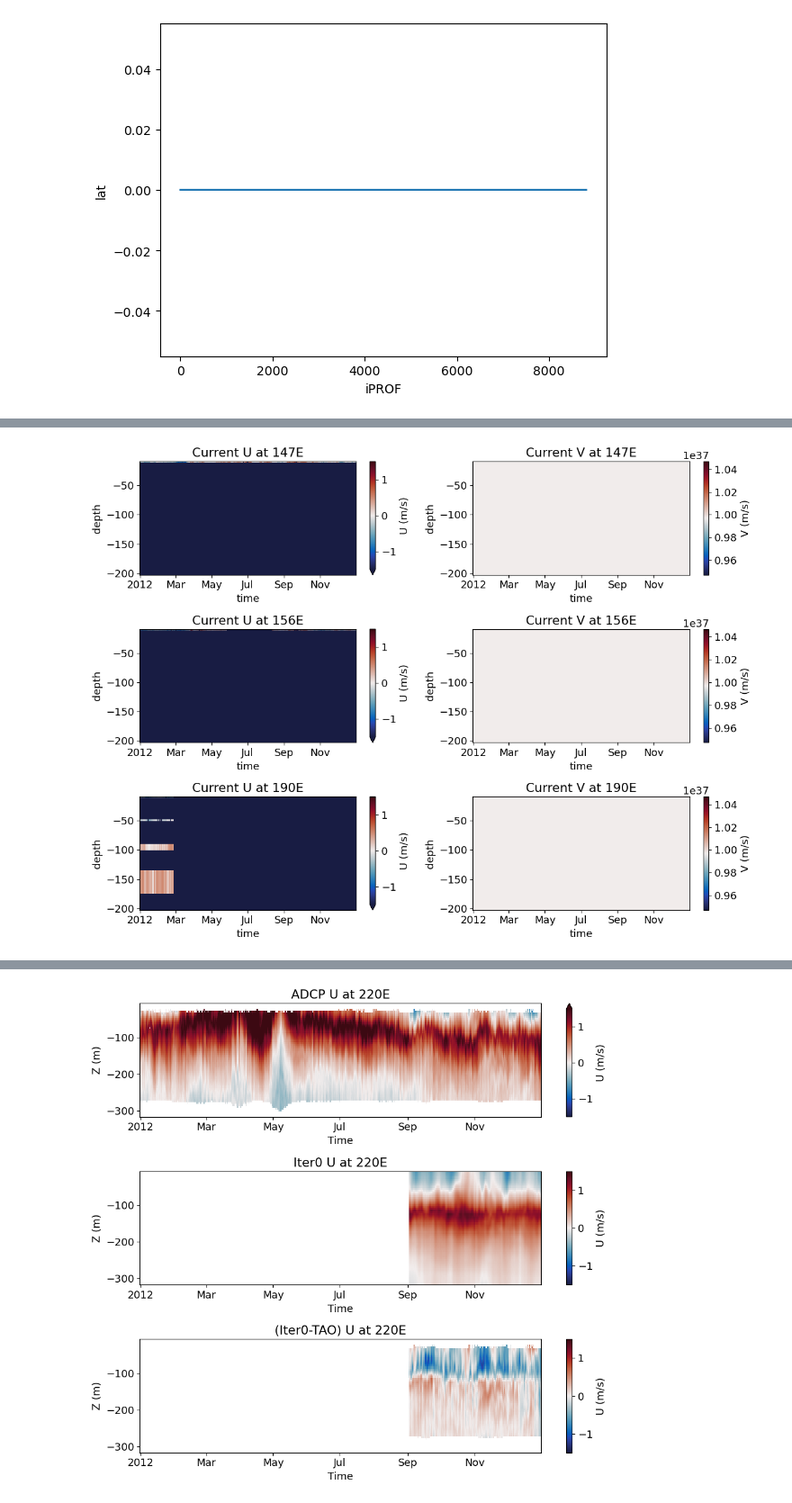
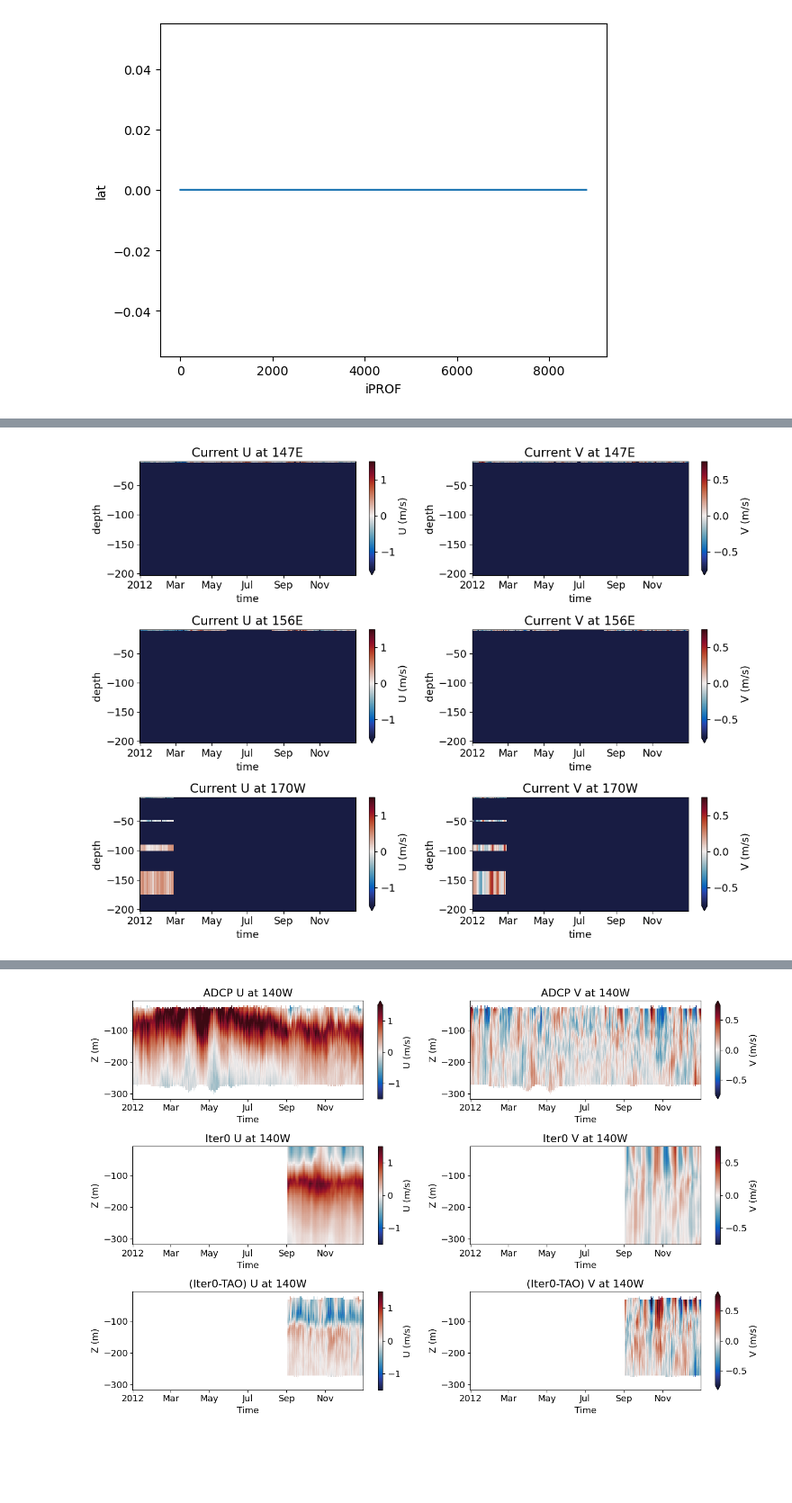
Before and after one commit to eldavenport/TPOSE6_VelocityAssim, a Jupyter notebook: Iter0/VelocityMisft/TPOSE_prof_velocity_misfit.ipynb, the cells around one changed output, grey strips where cells are left out. Shown at 90% size. Drawn from its saved outputs; the diff is of its cells as text; code cells hidden in the pictures; blank space fills up the shorter version.

```diff
--- a/Iter0/VelocityMisft/TPOSE_prof_velocity_misfit.ipynb
+++ b/Iter0/VelocityMisft/TPOSE_prof_velocity_misfit.ipynb
@@ -154,18 +157,18 @@ ax[0,0].set_title('Current U at 147E')
 cur_by_lon[156.0].prof_U.T.plot(ax=ax[1,0],x='time',y='depth',cmap=cmo.balance,vmin=-1.5,vmax=1.5,cbar_kwargs={'label': 'U (m/s)'})
 ax[1,0].set_title('Current U at 156E')
 cur_by_lon[190.0].prof_U.T.plot(ax=ax[2,0],x='time',y='depth',cmap=cmo.balance,vmin=-1.5,vmax=1.5,cbar_kwargs={'label': 'U (m/s)'})
-ax[2,0].set_title('Current U at 190E')
+ax[2,0].set_title('Current U at 170W')
 
-cur_by_lon[147.0].prof_V.T.plot(ax=ax[0,1],x='time',y='depth',cmap=cmo.balance,cbar_kwargs={'label': 'V (m/s)'})
+cur_by_lon[147.0].prof_V.T.plot(ax=ax[0,1],x='time',y='depth',cmap=cmo.balance,vmin=-0.75,vmax=0.75,cbar_kwargs={'label': 'V (m/s)'})
 ax[0,1].set_title('Current V at 147E')
-cur_by_lon[156.0].prof_V.T.plot(ax=ax[1,1],x='time',y='depth',cmap=cmo.balance,cbar_kwargs={'label': 'V (m/s)'})
+cur_by_lon[156.0].prof_V.T.plot(ax=ax[1,1],x='time',y='depth',cmap=cmo.balance,vmin=-0.75,vmax=0.75,cbar_kwargs={'label': 'V (m/s)'})
 ax[1,1].set_title('Current V at 156E')
-cur_by_lon[190.0].prof_V.T.plot(ax=ax[2,1],x='time',y='depth',cmap=cmo.balance,cbar_kwargs={'label': 'V (m/s)'})
-ax[2,1].set_title('Current V at 190E')
+cur_by_lon[190.0].prof_V.T.plot(ax=ax[2,1],x='time',y='depth',cmap=cmo.balance,vmin=-0.75,vmax=0.75,cbar_kwargs={'label': 'V (m/s)'})
+ax[2,1].set_title('Current V at 170W')
 plt.tight_layout()
 plt.savefig('cur_profiles_forTPOSE6.png')
 # %% [output]
-[figure, old version]
+[figure, new version]
 # %%
 from xmitgcm import open_mdsdataset
 data_dir = '/data/SO3/edavenport/tpose6/sep2012/run_iter0/'
@@ -234,19 +267,30 @@ Coordinates: (12/13)
     units:          m/s
     mate:           VVEL
 # %%
-fig, ax = plt.subplots(figsize=(10,9),nrows=3, ncols=1)
-U6_TAO_140[:,:,0,0].T.plot(ax=ax[0],x='time',y='Z',cmap=cmo.balance,vmin=-1.5,vmax=1.5,cbar_kwargs={'label': 'U (m/s)'})
-ax[0].set_title('ADCP U at 140W')
-ax[0].set_ylabel('Z (m)')
-U6_140[:,:,0,0].T.plot(ax=ax[1],x='time',y='Z',cmap=cmo.balance,vmin=-1.5,vmax=1.5,cbar_kwargs={'label': 'U (m/s)'})
-ax[1].set_ylabel('Z (m)')
-ax[1].set_title('Iter0 U at 140W')
+fig, ax = plt.subplots(figsize=(14,9),nrows=3, ncols=2)
+U6_TAO_140[:,:,0,0].T.plot(ax=ax[0,0],x='time',y='Z',cmap=cmo.balance,vmin=-1.5,vmax=1.5,cbar_kwargs={'label': 'U (m/s)'})
+ax[0,0].set_title('ADCP U at 140W')
+ax[0,0].set_ylabel('Z (m)')
+U6_140[:,:,0,0].T.plot(ax=ax[1,0],x='time',y='Z',cmap=cmo.balance,vmin=-1.5,vmax=1.5,cbar_kwargs={'label': 'U (m/s)'})
+ax[1,0].set_ylabel('Z (m)')
+ax[1,0].set_title('Iter0 U at 140W')
 diff = U6_140[:,:,0,0] - U6_TAO_140[:,:,0,0]
-diff.T.plot(ax=ax[2],x='time',y='Z',cmap=cmo.balance,vmin=-1.5,vmax=1.5,cbar_kwargs={'label': 'U (m/s)'})
-ax[2].set_title('(Iter0-TAO) U at 140W')
-ax[2].set_ylabel('Z (m)')
+diff.T.plot(ax=ax[2,0],x='time',y='Z',cmap=cmo.balance,vmin=-1.5,vmax=1.5,cbar_kwargs={'label': 'U (m/s)'})
+ax[2,0].set_title('(Iter0-TAO) U at 140W')
+ax[2,0].set_ylabel('Z (m)')
+
+V6_TAO_140[:,:,0,0].T.plot(ax=ax[0,1],x='time',y='Z',cmap=cmo.balance,vmin=-0.75,vmax=0.75,cbar_kwargs={'label': 'V (m/s)'})
+ax[0,1].set_title('ADCP V at 140W')
+ax[0,1].set_ylabel('Z (m)')
+V6_140[:,:,0,0].T.plot(ax=ax[1,1],x='time',y='Z',cmap=cmo.balance,vmin=-0.75,vmax=0.75,cbar_kwargs={'label': 'V (m/s)'})
+ax[1,1].set_ylabel('Z (m)')
+ax[1,1].set_title('Iter0 V at 140W')
+diff = V6_140[:,:,0,0] - V6_TAO_140[:,:,0,0]
+diff.T.plot(ax=ax[2,1],x='time',y='Z',cmap=cmo.balance,vmin=-0.75,vmax=0.75,cbar_kwargs={'label': 'V (m/s)'})
+ax[2,1].set_title('(Iter0-TAO) V at 140W')
+ax[2,1].set_ylabel('Z (m)')
 
 plt.tight_layout()
 plt.savefig('adcp_profiles_vs_Iter0.png')
 # %% [output]
-[figure, old version]
+[figure, new version]
```
Also changed, not shown: parts of 12 cells of this notebook, 14 other files.
